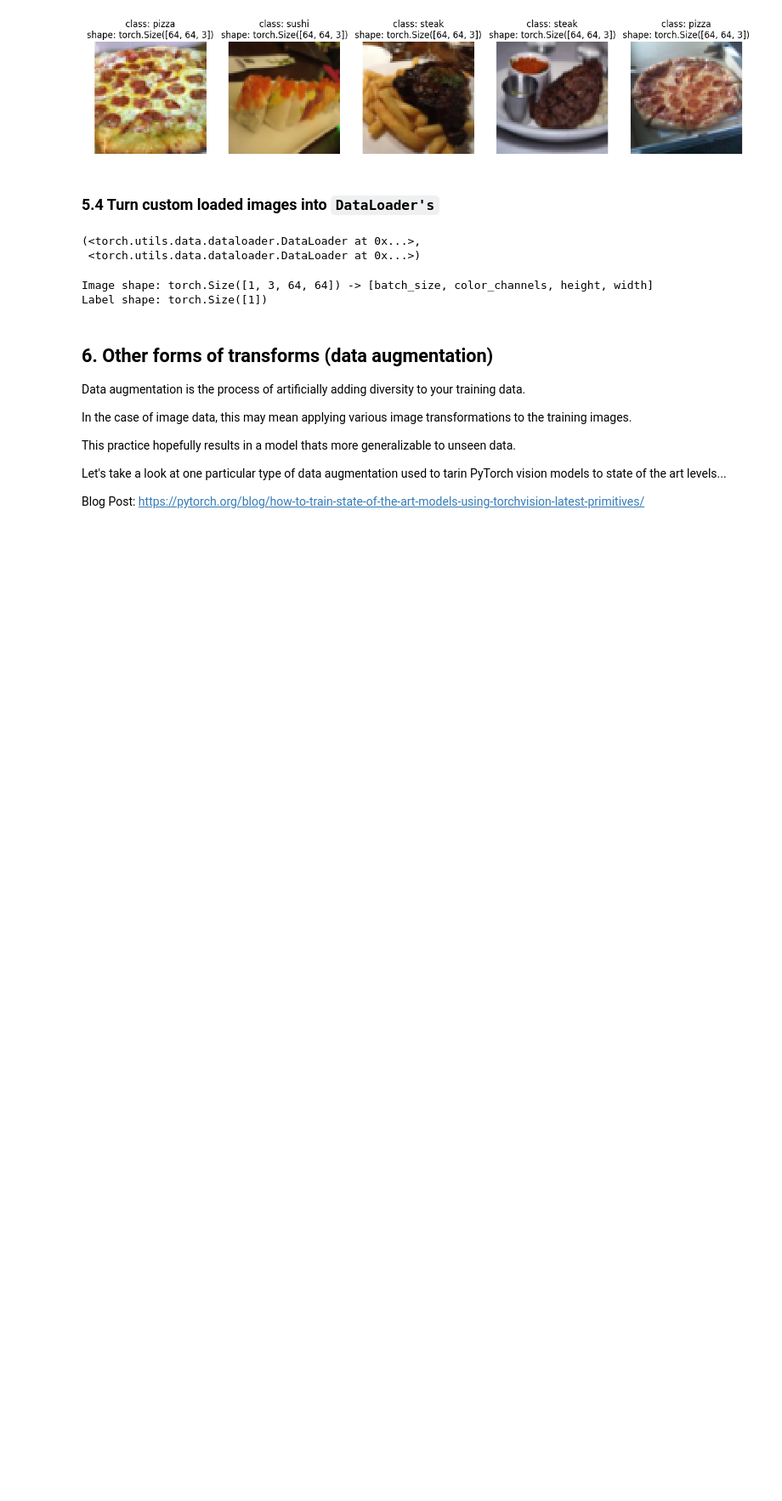
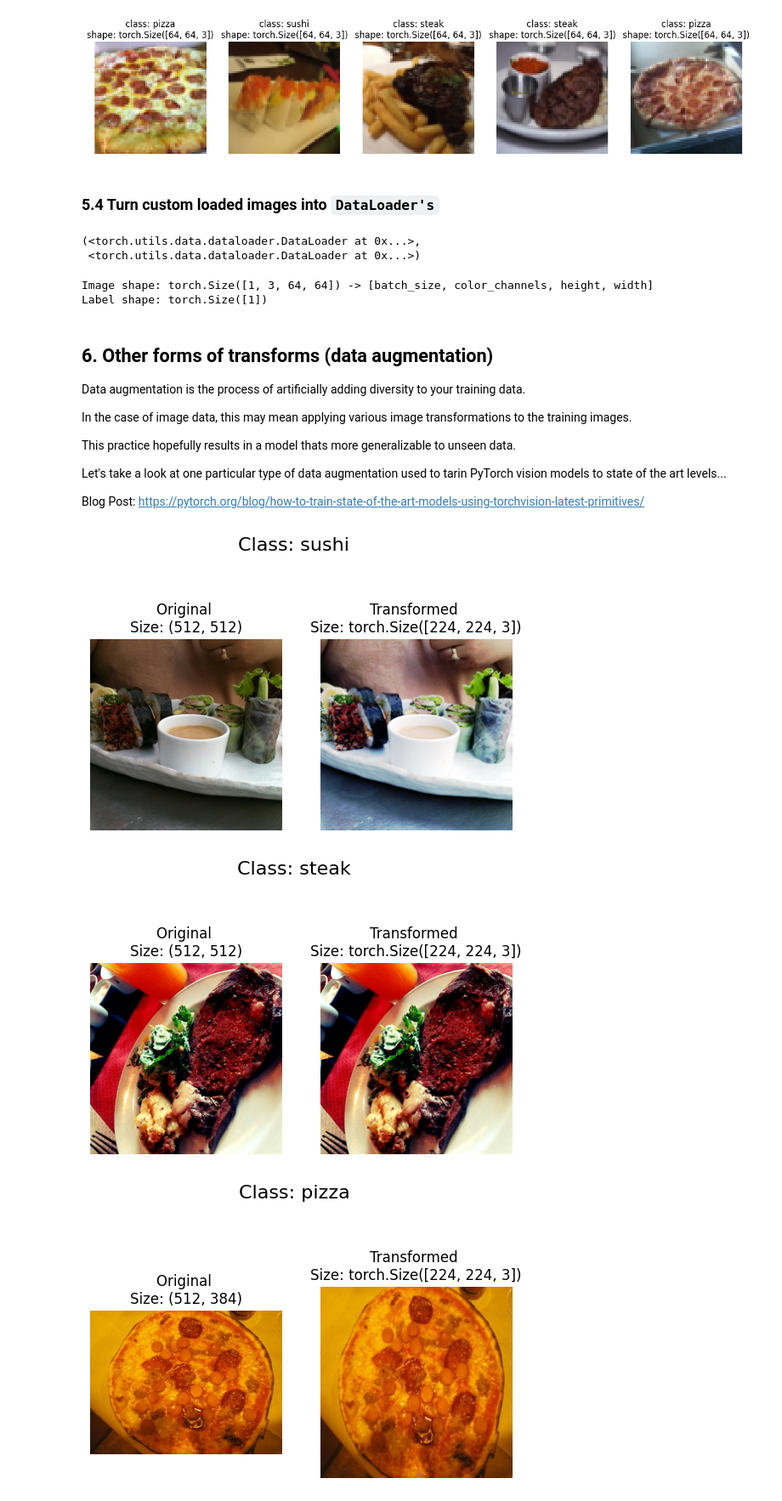
Before and after one commit to MD-SHAKIB/PyTorch_Practice, a Jupyter notebook: pytorch_project/04.pytorch_custom_datasets.ipynb, the cells around one changed output. Shown at 85% size. Cells and saved outputs as stored; diff of their text form; code cells hidden in the pictures; blank space fills up the shorter version.

```diff
--- a/pytorch_project/04.pytorch_custom_datasets.ipynb
+++ b/pytorch_project/04.pytorch_custom_datasets.ipynb
@@ -633,3 +633,18 @@ test_transforms = transforms.Compose([
     transforms.Resize((224, 224)),
     transforms.ToTensor()
 ])
+# %%
+# Get all image paths
+image_path_list = list(image_path.glob("*/*/*.jpg"))
+
+# Plot random images
+plot_transformed_images(
+    image_paths=image_path_list,
+    transform=train_transforms,
+    n=3,
+    seed=None
+)
+# %% [output]
+[figure, added]
+[figure, added]
+[figure, added]
```
Also changed, not shown: parts of 22 cells of this notebook.
